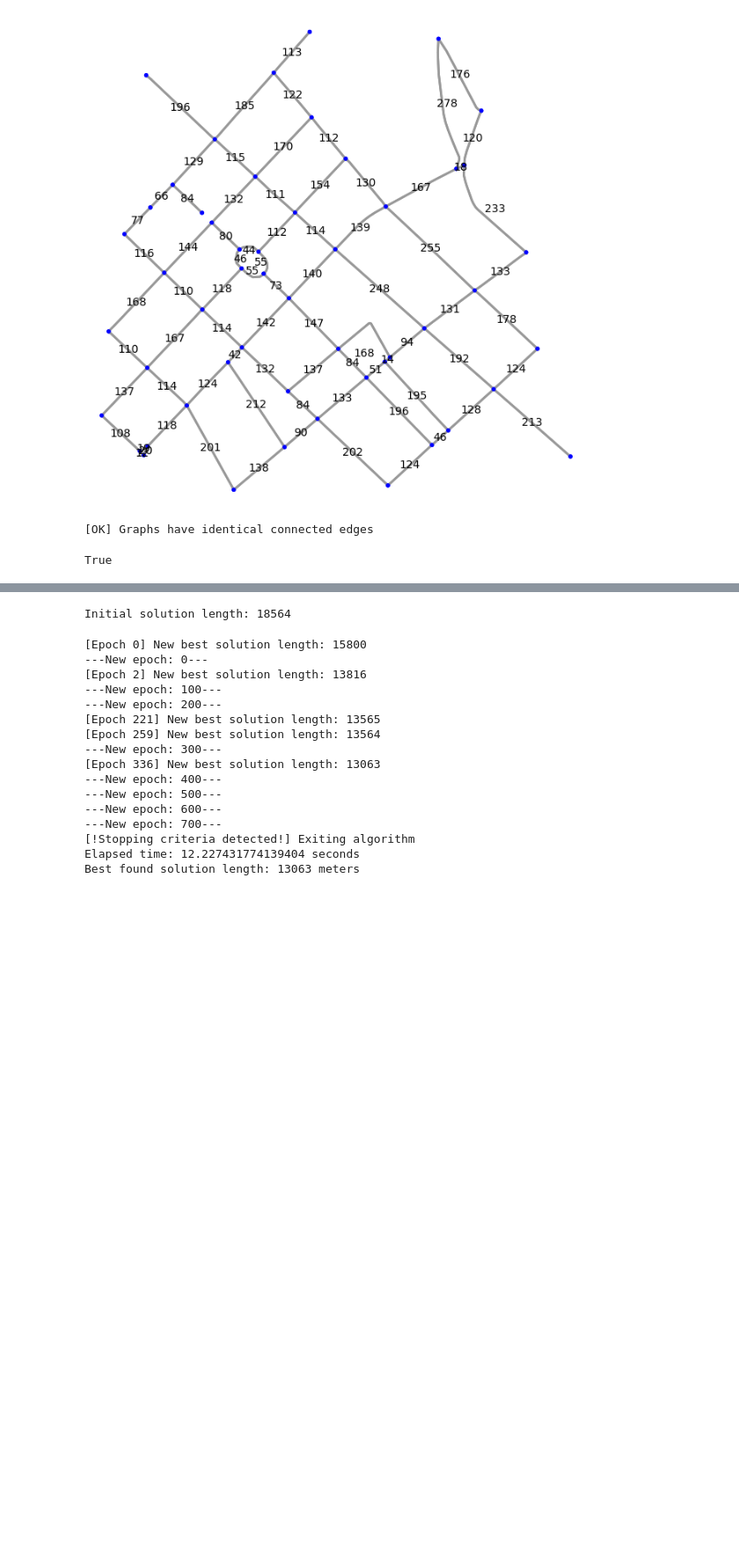
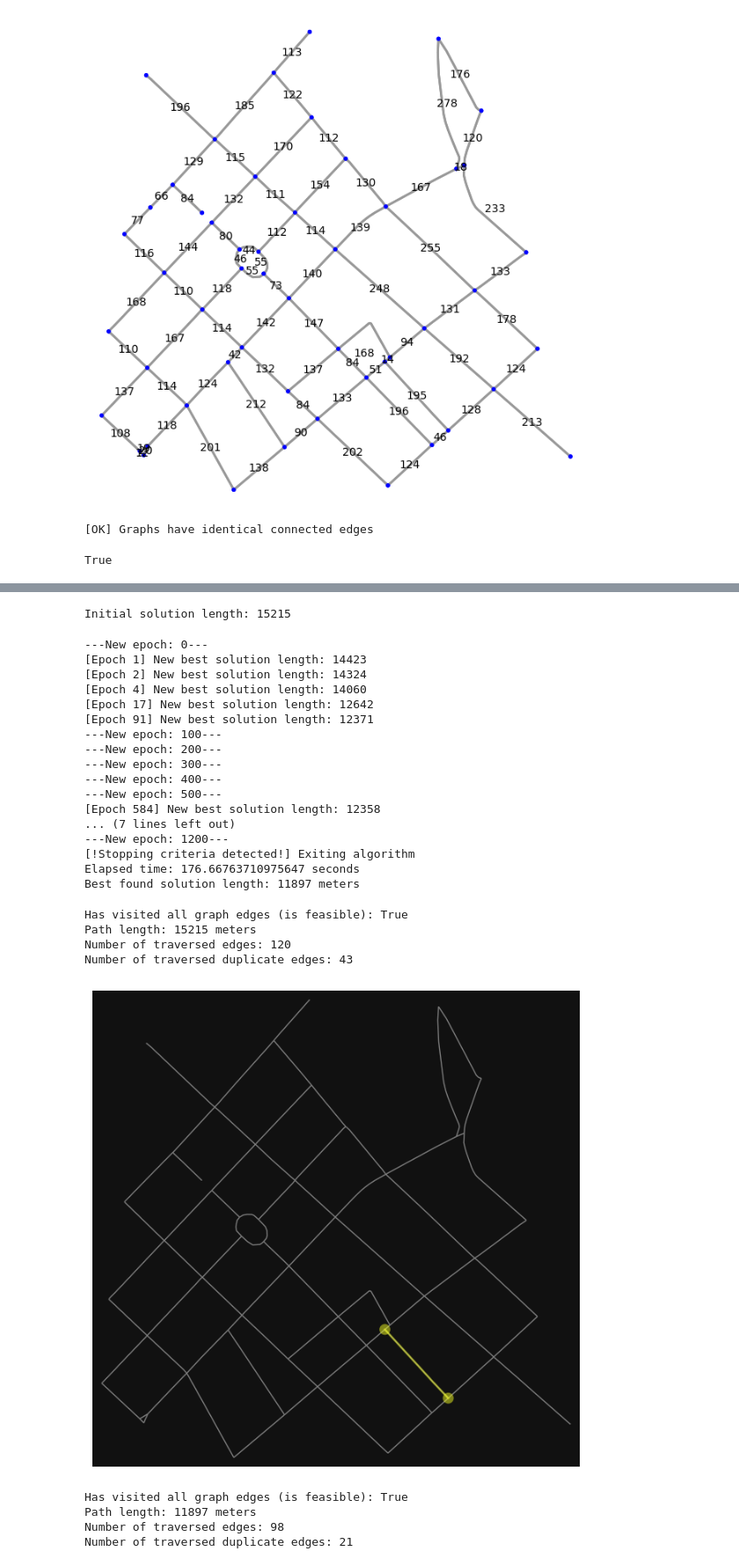
Before and after one commit to Deremedy/pko_md1, a Jupyter notebook: main.ipynb, the cells around one changed output, grey strips where cells are left out. Shown at 88% size. Cells and saved outputs as stored; diff of their text form; code cells hidden in the pictures; blank space fills up the shorter version.

Commit message:
Final solution with testing results.

```diff
--- a/main.ipynb
+++ b/main.ipynb
@@ -6,6 +6,7 @@ import matplotlib.pyplot as plt
 import random
 import time
 from matplotlib.animation import FuncAnimation
+import matplotlib.colors as mcolors
 
 def generate_plot(graph):
     fig, ax = ox.plot_graph(graph, node_color='blue', edge_linewidth=2, bgcolor='white', show=False)
@@ -31,7 +32,7 @@ def animate_graph_traversal(graph, traversal_path, filename='traversal.gif'):
     edge_counts = {(u, v): 0 for u, v in graph.edges()}
 
     # The colormap to convert traversal counts to colors
-    cmap = plt.cm.plasma
+    cmap = plt.get_cmap('plasma')
 
     def update(frame):
         u, v = traversal_path[frame]
@@ -45,11 +46,14 @@ def animate_graph_traversal(graph, traversal_path, filename='traversal.gif'):
         # Determine the color for the edge based on its traversal count
         max_count = max(edge_counts.values())
         if (u, v) in edge_counts:
-            color = cmap(edge_counts[(u, v)] / max_count)
+            rgba_color = cmap(edge_counts[(u, v)] / max_count)
         else:
-            color = cmap(edge_counts[(v, u)] / max_count)
+            rgba_color = cmap(edge_counts[(v, u)] / max_count)
 
-        ox.plot_graph_route(graph, [u, v], route_linewidth=2, node_size=2, bgcolor='white', route_color=color, ax=ax)
+        # Convert RGBA to HEX
+        hex_color = mcolors.to_hex(rgba_color)
+
+        ox.plot_graph_route(graph, [u, v], route_linewidth=2, node_size=2, bgcolor='white', route_color=hex_color, ax=ax)
 
     ani = FuncAnimation(fig, update, frames=len(traversal_path), repeat=False)
 
@@ -386,31 +371,32 @@ def evaluate(solution_path):
 
     return distance
 # %%
-print(f'Initial solution length: {evaluate(init_path)}')
+print(f'Initial solution length: {evaluate(graph, init_path)}')
 # animate_graph_traversal(graph, init_path, 'init.gif') # Creates a visualization of the solution
 # %% [output]
-Initial solution length: 18564
+Initial solution length: 15215
 # %%
 start = time.time()
-best_path = tabu_search(init_path)
+best_path = tabu_search(graph, init_path)
 end = time.time()
 print(f'Elapsed time: {end-start} seconds')
-print(f'Best found solution length: {evaluate(best_path)} meters')
+print(f'Best found solution length: {evaluate(graph, best_path)} meters')
 # animate_graph_traversal(graph, best_path, 'best.gif')
 # %% [output]
-[Epoch 0] New best solution length: 15800
 ---New epoch: 0---
-[Epoch 2] New best solution length: 13816
+[Epoch 1] New best solution length: 14423
+[Epoch 2] New best solution length: 14324
+[Epoch 4] New best solution length: 14060
+[Epoch 17] New best solution length: 12642
+[Epoch 91] New best solution length: 12371
 ---New epoch: 100---
 ---New epoch: 200---
-[Epoch 221] New best solution length: 13565
-[Epoch 259] New best solution length: 13564
 ---New epoch: 300---
-[Epoch 336] New best solution length: 13063
 ---New epoch: 400---
 ---New epoch: 500---
----New epoch: 600---
----New epoch: 700---
+[Epoch 584] New best solution length: 12358
+... (7 lines left out)
+---New epoch: 1200---
 [!Stopping criteria detected!] Exiting algorithm
-Elapsed time: 12.227431774139404 seconds
-Best found solution length: 13063 meters
+Elapsed time: 176.66763710975647 seconds
+Best found solution length: 11897 meters
@@ -417,3 +445,16 @@ Best found solution length: 13063 meters
 # %%
-# animate_graph_traversal(graph, init_path, 'init.gif') # Creates a visualization of the solution
-# animate_graph_traversal(graph, best_path, 'best.gif')
+assess_solution_quality(graph, init_path)
+animate_graph_traversal(graph, init_path, 'init.gif') # Creates a visualization of the solution
+
+assess_solution_quality(graph, best_path)
+animate_graph_traversal(graph, best_path, 'best.gif')
+# %% [output]
+Has visited all graph edges (is feasible): True
+Path length: 15215 meters
+Number of traversed edges: 120
+Number of traversed duplicate edges: 43
+[figure, added]
+Has visited all graph edges (is feasible): True
+Path length: 11897 meters
+Number of traversed edges: 98
+Number of traversed duplicate edges: 21
```
Also changed, not shown: parts of 8 cells of this notebook.
